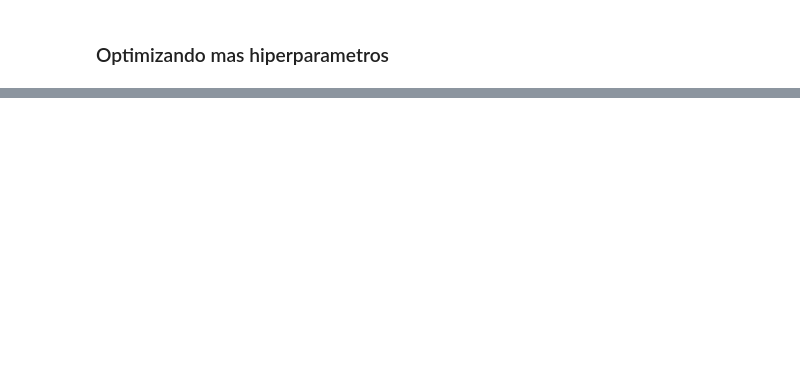
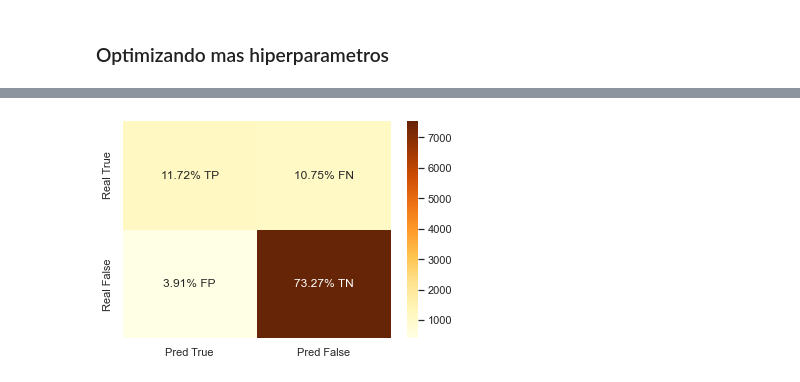
Before and after one commit to NicolasEzequielZulaicaRivera/OD_TPS, a Jupyter notebook: TP2/boosting.ipynb, the cells around one changed output, grey strips where cells are left out. Drawn from its saved outputs; the diff is of its cells as text; code cells hidden in the pictures; blank space fills up the shorter version.

```diff
--- a/TP2/boosting.ipynb
+++ b/TP2/boosting.ipynb
@@ -27,7 +28,7 @@ MAX_JOBS = 5
 # %%
 runSimple = False
 runValidated = False
-runValidated2 = False
+runValidated2 = True
 # %% [markdown]
 **Save :** Guardar Modelo (pisa anterior)
 # %%
@@ -219,7 +228,8 @@ Best params {'criterion': 'friedman_mse', 'learning_rate': 0.07, 'loss': 'expone
 # %%
 boost2 = boost_grid2.best_estimator_
 # %%
-%time
-pred = boost2.predict(val_feat)
-score(pred, val_targ)
+%%time
+pred2 = boost2.predict(val_feat)
+prob2 = boost2.predict_proba(val_feat)
+score(val_targ, pred2, prob2[:,1])
 # %% [output]
@@ -229,3 +243,4 @@ ACCURACY: 0.8528722157092614
+[figure, added]
 # %%
 if(saveValidated2):
     dump(boost2, 'models/Ensambles/boost2.sk')
```
Also changed, not shown: parts of 11 cells of this notebook, 4 other files.
